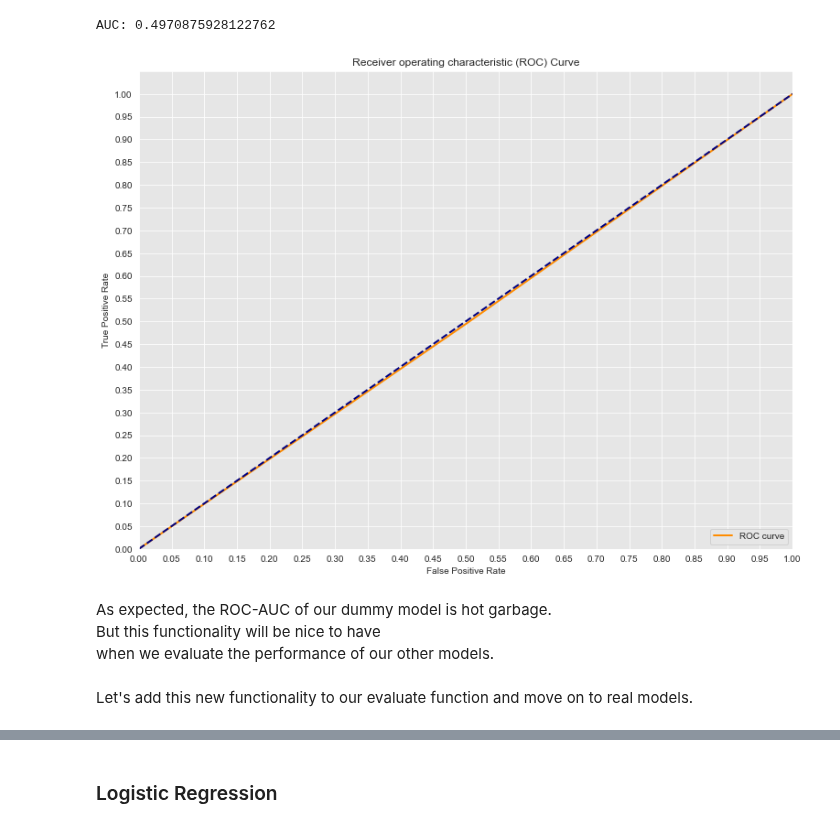
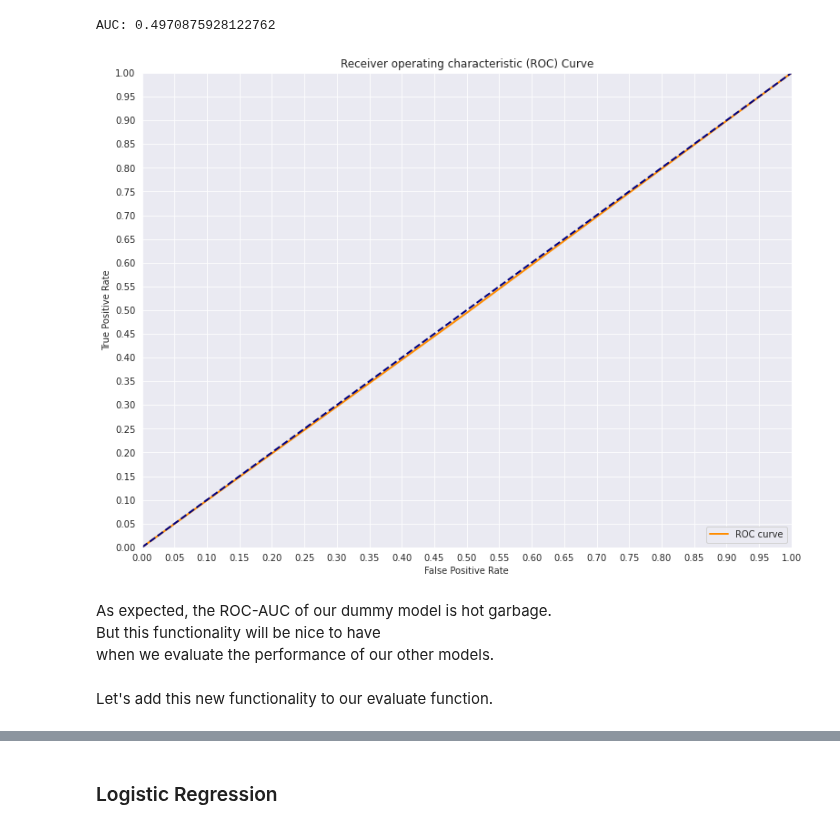
Before and after one commit to ChumpyDuelle/detecting-diabetes-with-machine-learning, a Jupyter notebook: detecting-diabetes-with-machine-learning.ipynb, the cells around one changed output, grey strips where cells are left out. Saved outputs shown, nothing was run; the diff lists cells and outputs as text; code cells hidden in the pictures.

```diff
--- a/detecting-diabetes-with-machine-learning.ipynb
+++ b/detecting-diabetes-with-machine-learning.ipynb
@@ -859,39 +860,34 @@ print('AUC: {}'.format(auc(dummy_fpr, dummy_tpr)))
 # %% [output]
 AUC: 0.4970875928122762
 # %%
-# set a background that makes it easier to see
-sns.set_style(style = 'darkgrid',
-              rc = {'axes.facecolor': '0.9'})
-
-# plot the ROC curve against the baseline of 0.5
-plt.figure(figsize = (12.8, 9.6))
-plt.plot(dummy_fpr,
-         dummy_tpr,
-         color = 'darkorange',
-         lw = 2,
-         label = 'ROC curve')
-plt.plot([0, 1],
-         [0, 1],
-         color = 'navy',
-         lw = 2,
-         linestyle='--')
-plt.xlim([0.0, 1.0])
-plt.ylim([0.0, 1.05])
-plt.xticks([i/20.0 for i in range(21)])
-plt.yticks([i/20.0 for i in range(21)])
-plt.xlabel('False Positive Rate')
-plt.ylabel('True Positive Rate')
-plt.title('Receiver operating characteristic (ROC) Curve')
-plt.legend(loc='lower right')
-plt.show()
+with sns.axes_style('darkgrid'):
+    plt.figure(figsize = (12.8, 9.6))
+    plt.plot(dummy_fpr,
+             dummy_tpr,
+             color = 'darkorange',
+             lw = 2,
+             label = 'ROC curve')
+    plt.plot([0, 1],
+             [0, 1],
+             color = 'navy',
+             lw = 2,
+             linestyle='--')
+    plt.axis(xmin = 0, xmax = 1)
+    plt.axis(ymin = 0, ymax = 1)
+    plt.xticks([i/20.0 for i in range(21)])
+    plt.yticks([i/20.0 for i in range(21)])
+    plt.xlabel('False Positive Rate')
+    plt.ylabel('True Positive Rate')
+    plt.title('Receiver operating characteristic (ROC) Curve')
+    plt.legend(loc='lower right')
 # %% [output]
-[figure, old version]
+[figure, new version]
 # %% [markdown]
 As expected, the ROC-AUC of our dummy model is hot garbage.<br>
 But this functionality will be nice to have<br>
 when we evaluate the performance of our other models.
 # %% [markdown]
-Let's add this new functionality to our evaluate function and move on to real models.
+Let's add this new functionality to our evaluate function.
 # %%
 # update the functionality of our evaluate function to include the above ROC-AUC curve
 def evaluate(model):
```
Also changed, not shown: parts of 20 cells of this notebook.
